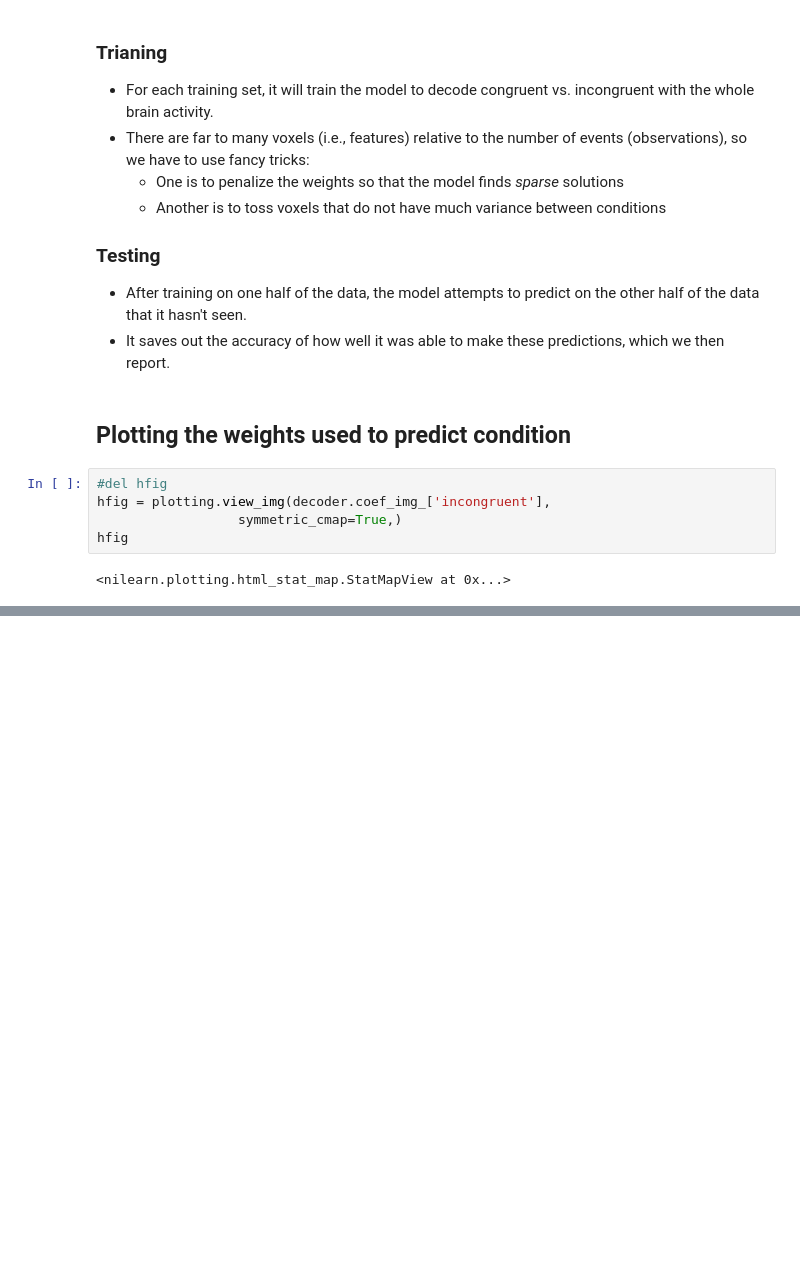
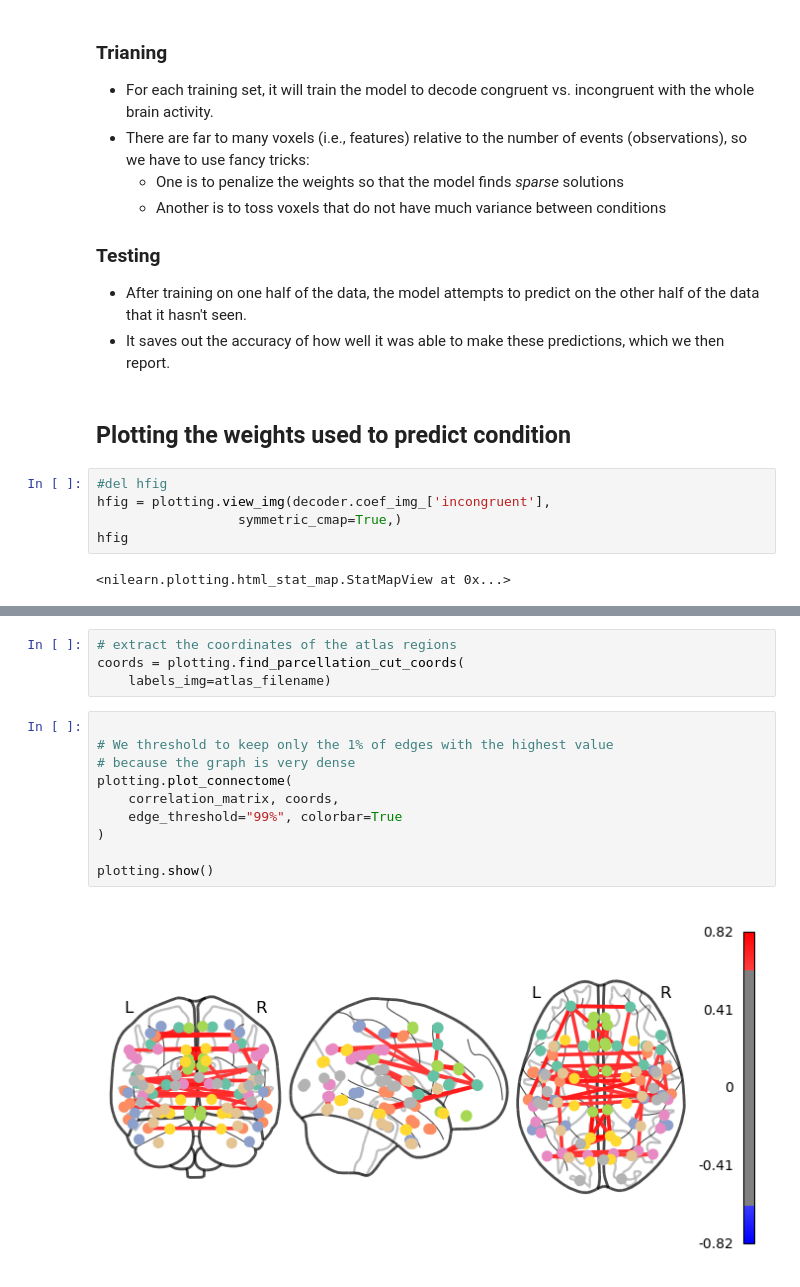
Before and after one commit to compmem/compsy, a Jupyter notebook: lessons/12_MVPA.ipynb, the cells around one changed output, grey strips where cells are left out. Saved outputs shown, nothing was run; the diff lists cells and outputs as text; blank space fills up the shorter version.

```diff
--- a/lessons/12_MVPA.ipynb
+++ b/lessons/12_MVPA.ipynb
@@ -415,0 +530,16 @@ hfig
+# %%
+# extract the coordinates of the atlas regions
+coords = plotting.find_parcellation_cut_coords(
+    labels_img=atlas_filename)
+# %%
+
+# We threshold to keep only the 1% of edges with the highest value
+# because the graph is very dense
+plotting.plot_connectome(
+    correlation_matrix, coords,
+    edge_threshold="99%", colorbar=True
+)
+
+plotting.show()
+# %% [output]
+[figure, added]
```
Also changed, not shown: parts of 13 cells of this notebook.
